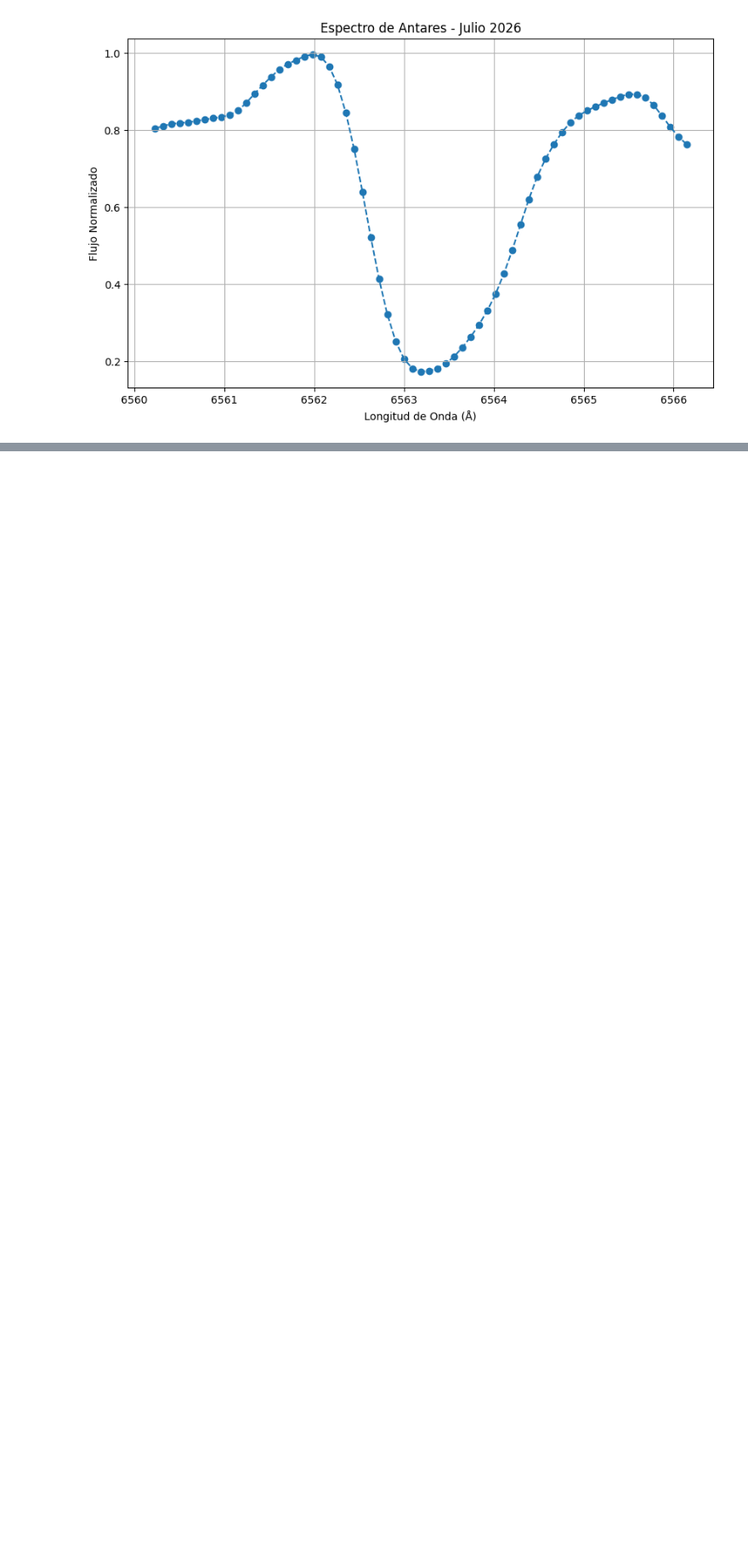
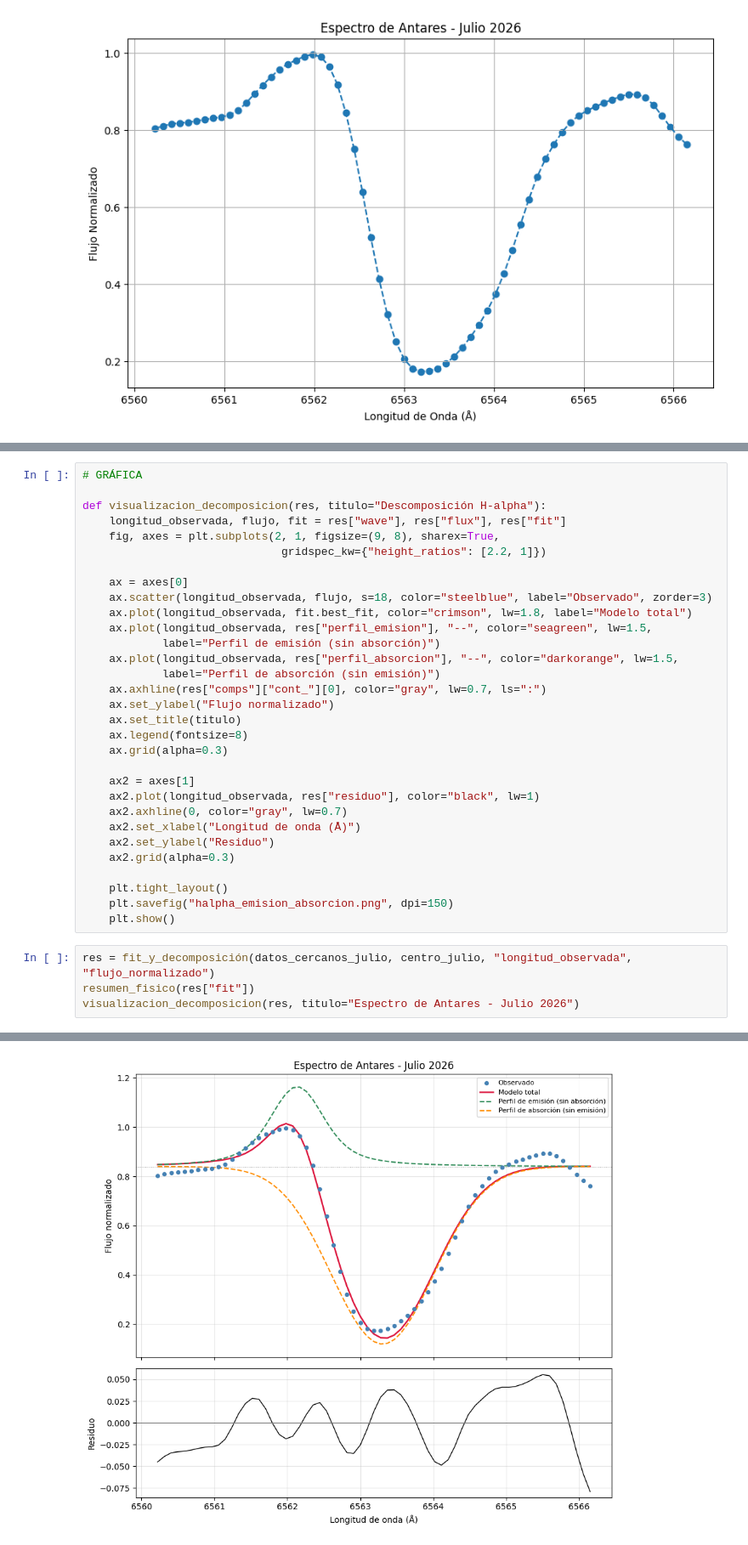
Before and after one commit to JessiDaniL/Tesis, a Jupyter notebook: Datos ESPARTACO/analisis_halpha_antares.ipynb, the cells around one changed output, grey strips where cells are left out. Shown at 85% size. Cells and saved outputs as stored; diff of their text form; blank space fills up the shorter version.

Commit message:
1ra aproximación del perfil de Anatres

```diff
--- a/Datos ESPARTACO/analisis_halpha_antares.ipynb
+++ b/Datos ESPARTACO/analisis_halpha_antares.ipynb
@@ -58,0 +132,36 @@ plt.show()
+# %%
+# GRÁFICA
+
+def visualizacion_decomposicion(res, titulo="Descomposición H-alpha"):
+    longitud_observada, flujo, fit = res["wave"], res["flux"], res["fit"]
+    fig, axes = plt.subplots(2, 1, figsize=(9, 8), sharex=True,
+                              gridspec_kw={"height_ratios": [2.2, 1]})
+
+    ax = axes[0]
+    ax.scatter(longitud_observada, flujo, s=18, color="steelblue", label="Observado", zorder=3)
+    ax.plot(longitud_observada, fit.best_fit, color="crimson", lw=1.8, label="Modelo total")
+    ax.plot(longitud_observada, res["perfil_emision"], "--", color="seagreen", lw=1.5,
+            label="Perfil de emisión (sin absorción)")
+    ax.plot(longitud_observada, res["perfil_absorcion"], "--", color="darkorange", lw=1.5,
+            label="Perfil de absorción (sin emisión)")
+    ax.axhline(res["comps"]["cont_"][0], color="gray", lw=0.7, ls=":")
+    ax.set_ylabel("Flujo normalizado")
+    ax.set_title(titulo)
+    ax.legend(fontsize=8)
+    ax.grid(alpha=0.3)
+
+    ax2 = axes[1]
+    ax2.plot(longitud_observada, res["residuo"], color="black", lw=1)
+    ax2.axhline(0, color="gray", lw=0.7)
+    ax2.set_xlabel("Longitud de onda (Å)")
+    ax2.set_ylabel("Residuo")
+    ax2.grid(alpha=0.3)
+
+    plt.tight_layout()
+    plt.savefig("halpha_emision_absorcion.png", dpi=150)
+    plt.show()
+# %%
+res = fit_y_decomposición(datos_cercanos_julio, centro_julio, "longitud_observada", "flujo_normalizado")
+resumen_fisico(res["fit"])
+visualizacion_decomposicion(res, titulo="Espectro de Antares - Julio 2026")
+# %% [output]
@@ -58,0 +174 @@ plt.show()
+[figure, added]
```
Also changed, not shown: parts of 4 cells of this notebook, 1 other file.
